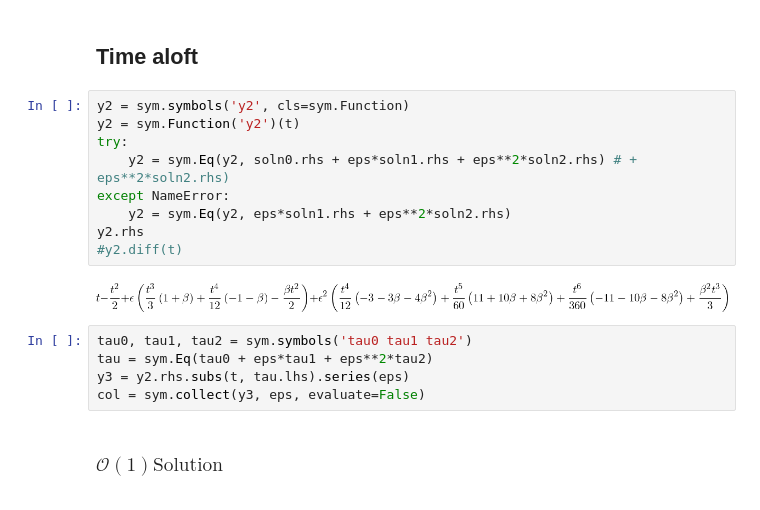
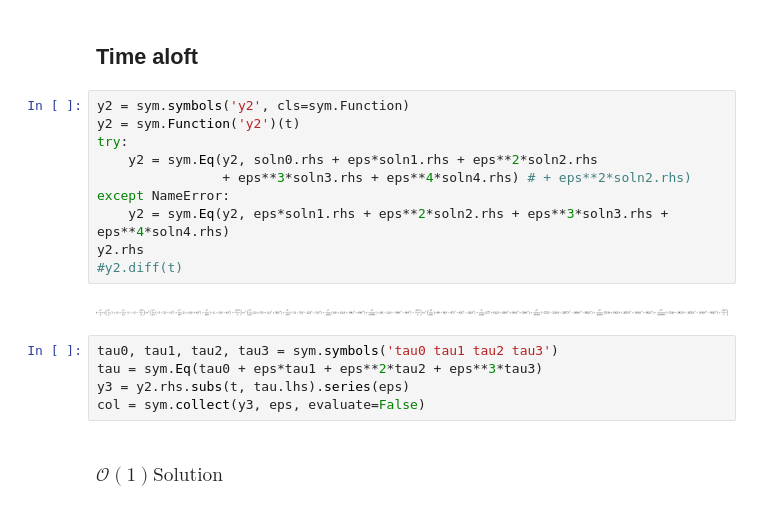
Before and after one commit to 7deeptide/Droplet_electro-bounce, a Jupyter notebook: src/asymptotic-long.ipynb, the cells around one changed output. Drawn from its saved outputs; the diff is of its cells as text.

```diff
--- a/src/asymptotic-long.ipynb
+++ b/src/asymptotic-long.ipynb
@@ -186,17 +186,18 @@ plt.show()
 # %%
 y2 = sym.symbols('y2', cls=sym.Function)
 y2 = sym.Function('y2')(t)
 try:
-    y2 = sym.Eq(y2, soln0.rhs + eps*soln1.rhs + eps**2*soln2.rhs) # + eps**2*soln2.rhs)
+    y2 = sym.Eq(y2, soln0.rhs + eps*soln1.rhs + eps**2*soln2.rhs
+                + eps**3*soln3.rhs + eps**4*soln4.rhs) # + eps**2*soln2.rhs)
 except NameError:
-    y2 = sym.Eq(y2, eps*soln1.rhs + eps**2*soln2.rhs)
+    y2 = sym.Eq(y2, eps*soln1.rhs + eps**2*soln2.rhs + eps**3*soln3.rhs + eps**4*soln4.rhs)
 y2.rhs
 #y2.diff(t)
 # %% [output]
-[figure, old version]
+[figure, new version]
 # %%
-tau0, tau1, tau2 = sym.symbols('tau0 tau1 tau2')
-tau = sym.Eq(tau0 + eps*tau1 + eps**2*tau2)
+tau0, tau1, tau2, tau3 = sym.symbols('tau0 tau1 tau2 tau3')
+tau = sym.Eq(tau0 + eps*tau1 + eps**2*tau2 + eps**3*tau3)
 y3 = y2.rhs.subs(t, tau.lhs).series(eps)
 col = sym.collect(y3, eps, evaluate=False)
 # %% [markdown]
```
Also changed, not shown: parts of 7 cells of this notebook, 38 other files.
